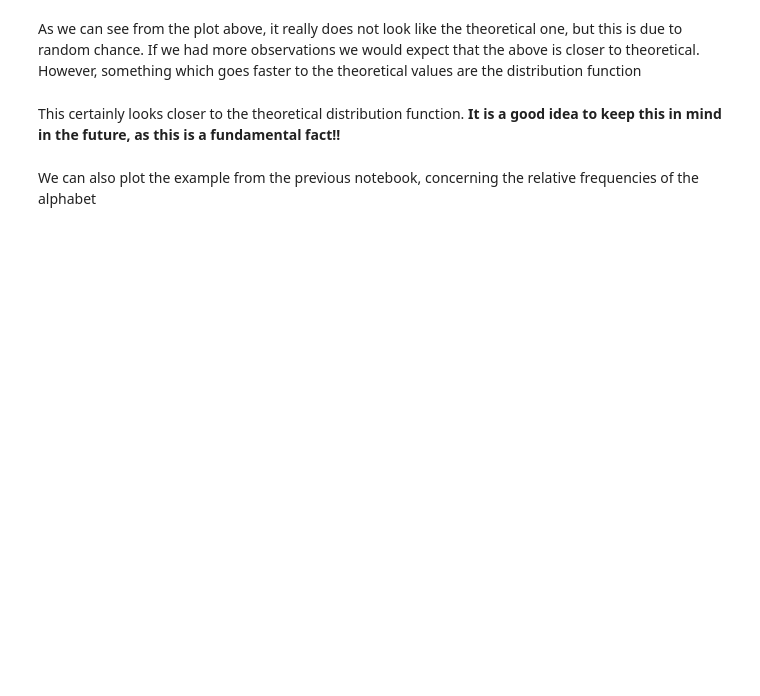
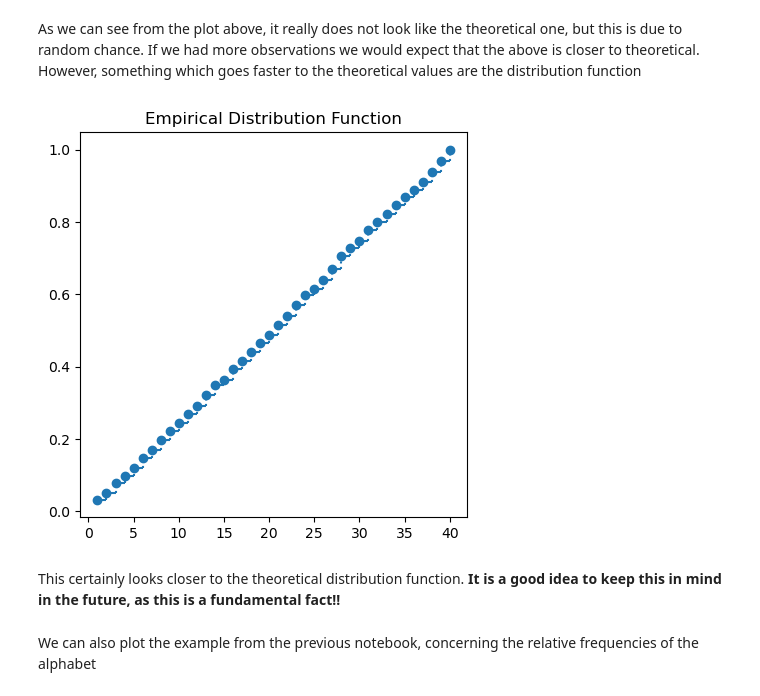
Before and after one commit to datascience-intro/1MS041-2022, a Jupyter notebook: notebooks/02-Random_Variables.ipynb, the cells around one changed output. Drawn from its saved outputs; the diff is of its cells as text; code cells hidden in the pictures; blank space fills up the shorter version.

```diff
--- a/notebooks/02-Random_Variables.ipynb
+++ b/notebooks/02-Random_Variables.ipynb
@@ -144,3 +163,8 @@ plotEDF(makeEMF(Y_obs))
+# %%
+from Utils import makeEDF
+plotEDF(makeEDF(Y_obs))
+# %% [output]
+[figure, added]
 # %% [markdown]
 This certainly looks closer to the theoretical distribution function. **It is a good idea to keep this in mind in the future, as this is a fundamental fact!!**
 # %% [markdown]
```
Also changed, not shown: parts of 8 cells of this notebook, 18 other files.
